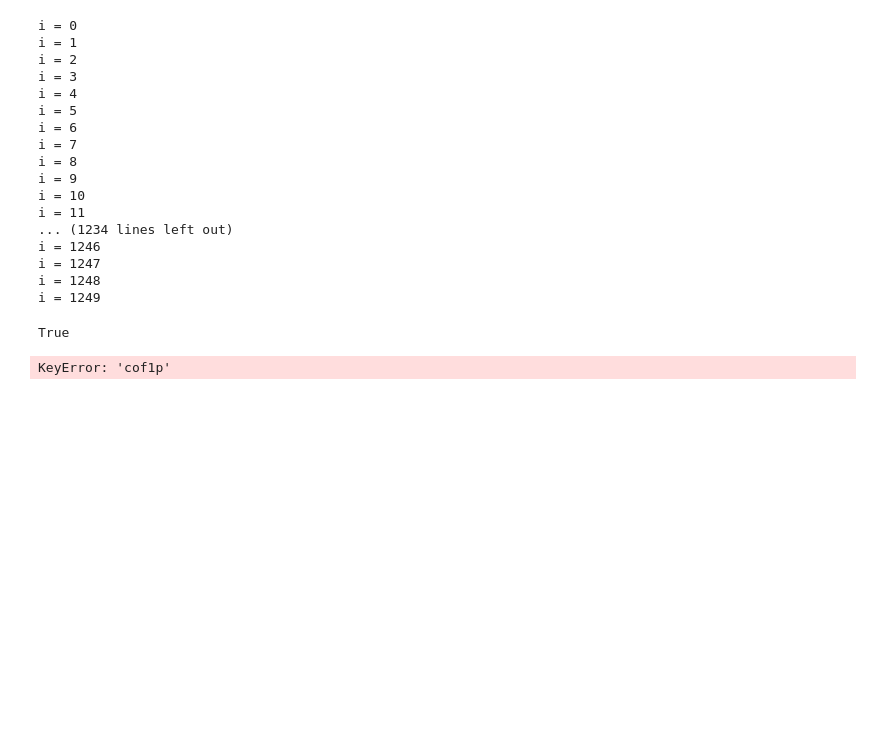
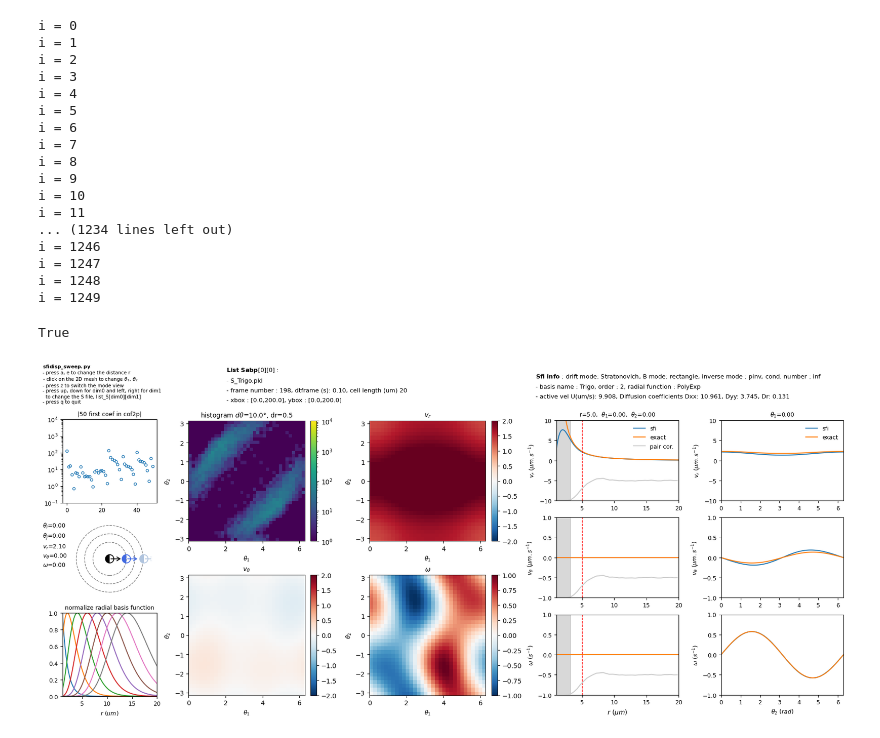
Before and after one commit to jhem272/sfiabp_py, a Jupyter notebook: tutorial3_flock.ipynb, the cells around one changed output. Cells and saved outputs as stored; diff of their text form; code cells hidden in the pictures; blank space fills up the shorter version.

```diff
--- a/tutorial3_flock.ipynb
+++ b/tutorial3_flock.ipynb
@@ -579,13 +578,13 @@ i = 1248
 i = 1249
 True
 # %%
-%matplotlib notebook
+import sfiabp.vectorial.analytics as analytics
+from sfiabp.display.sweep import sfidisp_sweep
 
-import sfiabp.vectorial.analytics as analytics
 # first get the analytical function
 lfftheo = analytics.minimalmodel3()
 # plot function
-fig = sfidisp_sweep(SubDir, exact_fun = lfftheo, d = 3.17, rlim = [0,20],
+fig, _ = sfidisp_sweep(SubDir, exact_fun = lfftheo, d = 3.17, rlim = [1,20],
                                             tishift = 0, tjshift = -np.pi, Prefix = 'S_' )
 # %% [output]
-KeyError: 'cof1p'
+[figure, added]
```
Also changed, not shown: parts of 12 cells of this notebook, 19 other files.
